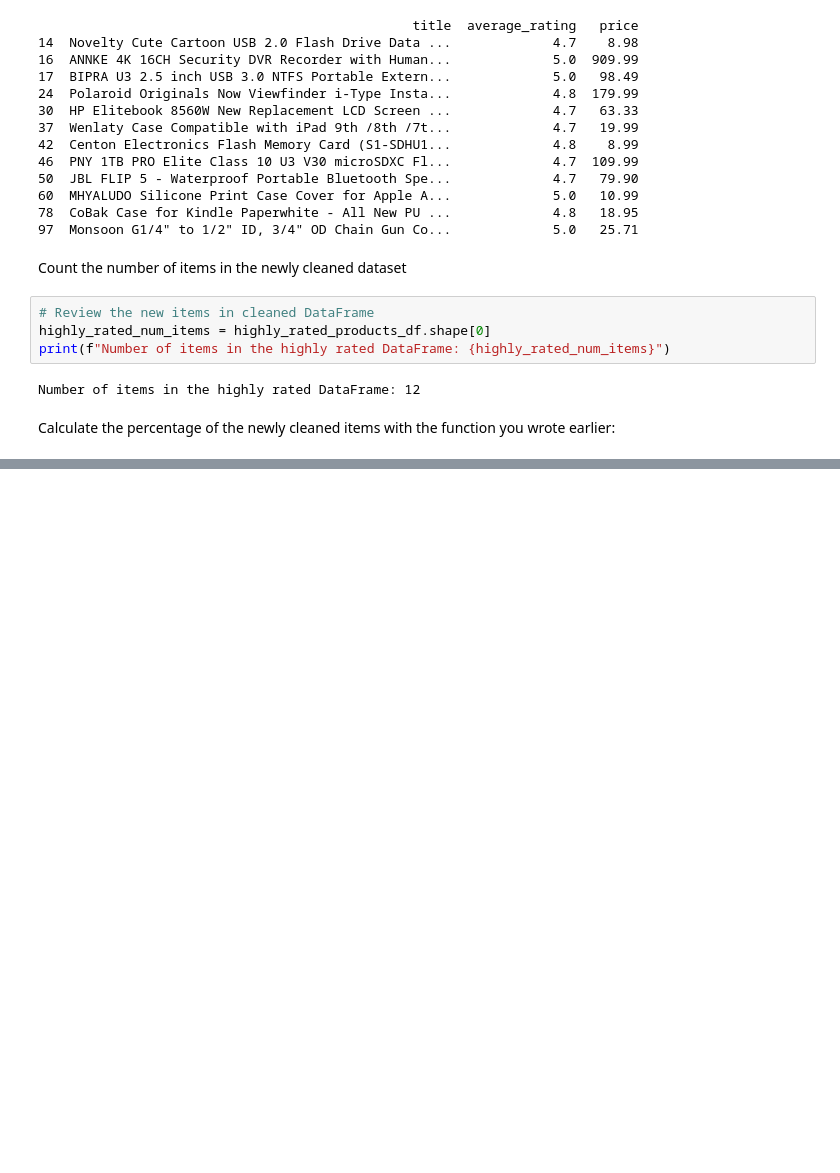
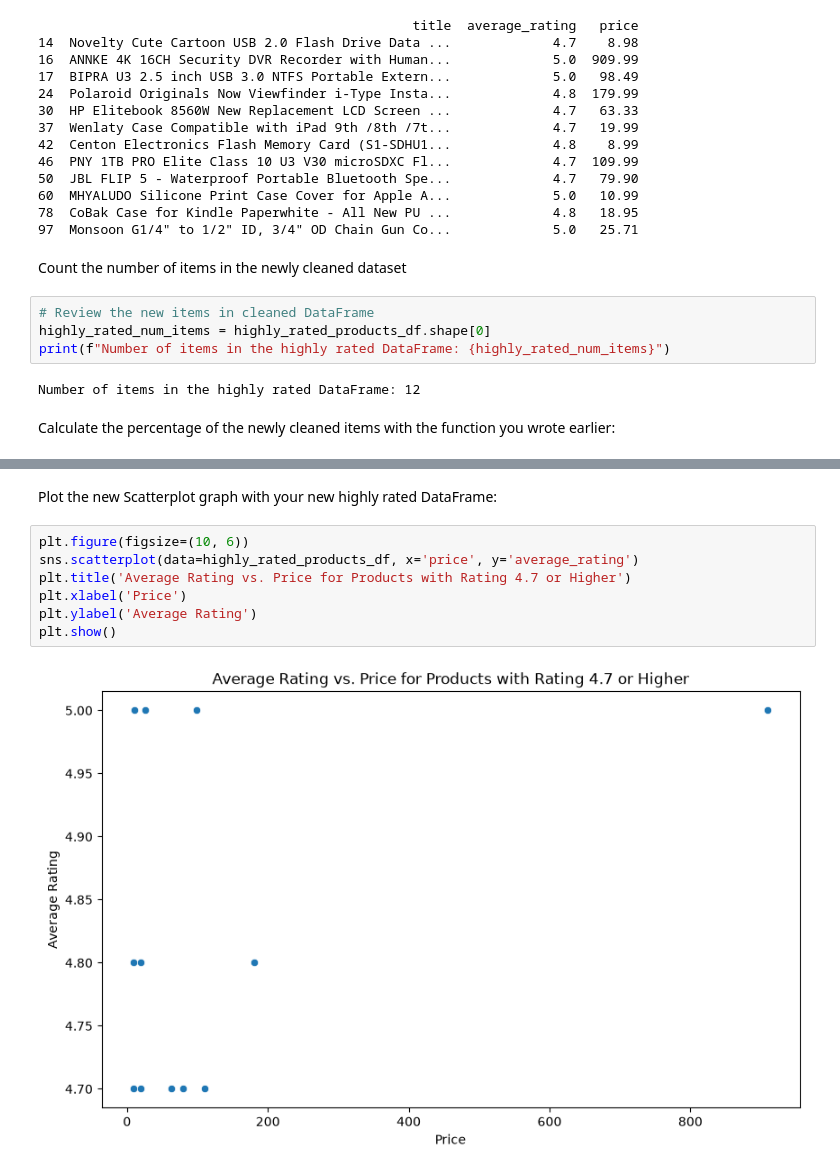
Before and after one commit to jjacque1/Python-generator-based-line-reader, a Jupyter notebook: amazon_reviews_analysis.ipynb, the cells around one changed output, grey strips where cells are left out. Drawn from its saved outputs; the diff is of its cells as text; blank space fills up the shorter version.

```diff
--- a/amazon_reviews_analysis.ipynb
+++ b/amazon_reviews_analysis.ipynb
@@ -862,0 +876,11 @@ except ValueError as e:
+# %% [markdown]
+Plot the new Scatterplot graph with your new highly rated DataFrame:
+# %%
+plt.figure(figsize=(10, 6))
+sns.scatterplot(data=highly_rated_products_df, x='price', y='average_rating')
+plt.title('Average Rating vs. Price for Products with Rating 4.7 or Higher')
+plt.xlabel('Price')
+plt.ylabel('Average Rating')
+plt.show()
+# %% [output]
+[figure, added]
```
Also changed, not shown: parts of 17 cells of this notebook.
